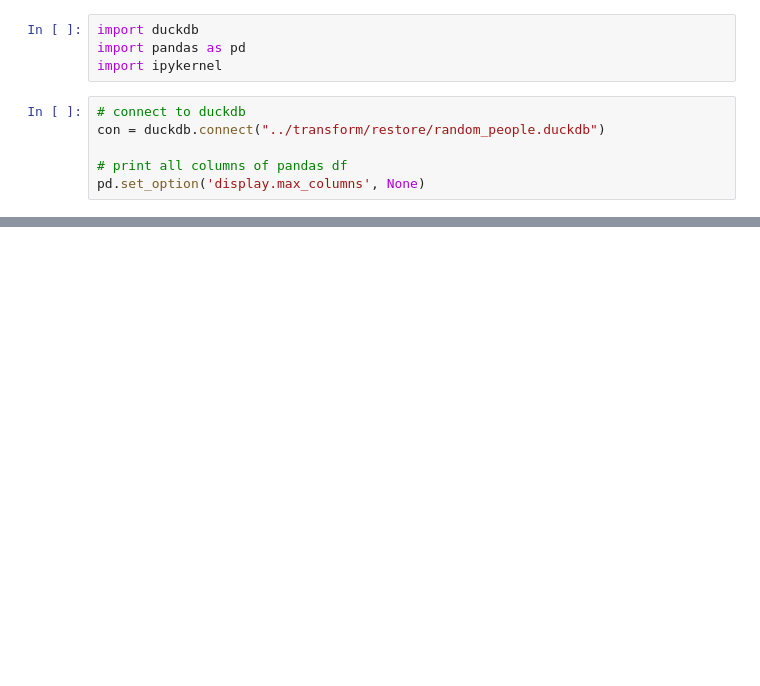
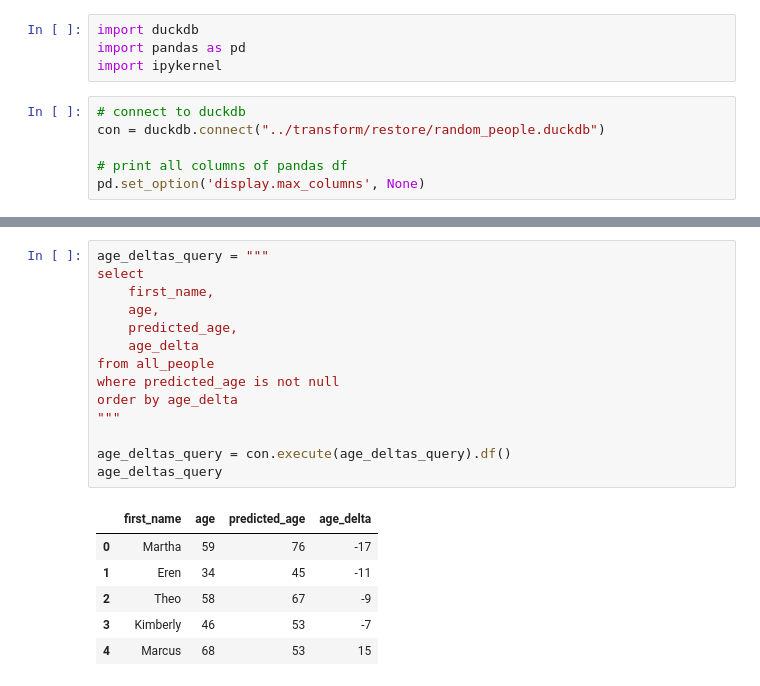
Before and after one commit to abodesy14/restore, a Jupyter notebook: analysis/people_analysis.ipynb, the cells around one changed output, grey strips where cells are left out. Saved outputs shown, nothing was run; the diff lists cells and outputs as text; blank space fills up the shorter version.

```diff
--- a/analysis/people_analysis.ipynb
+++ b/analysis/people_analysis.ipynb
@@ -62,0 +87,21 @@ password_length
+# %%
+age_deltas_query = """
+select
+    first_name,
+    age,
+    predicted_age,
+    age_delta
+from all_people
+where predicted_age is not null
+order by age_delta
+"""
+
+age_deltas_query = con.execute(age_deltas_query).df()
+age_deltas_query
+# %% [output]
+|  | first_name | age | predicted_age | age_delta |
+| 0 | Martha | 59 | 76 | -17 |
+| 1 | Eren | 34 | 45 | -11 |
+| 2 | Theo | 58 | 67 | -9 |
+| 3 | Kimberly | 46 | 53 | -7 |
+| 4 | Marcus | 68 | 53 | 15 |
```
Also changed, not shown: parts of 11 cells of this notebook.
